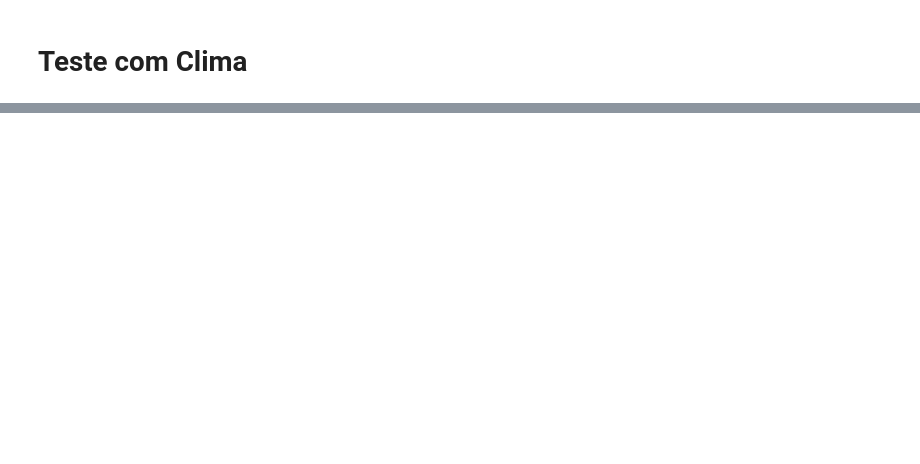
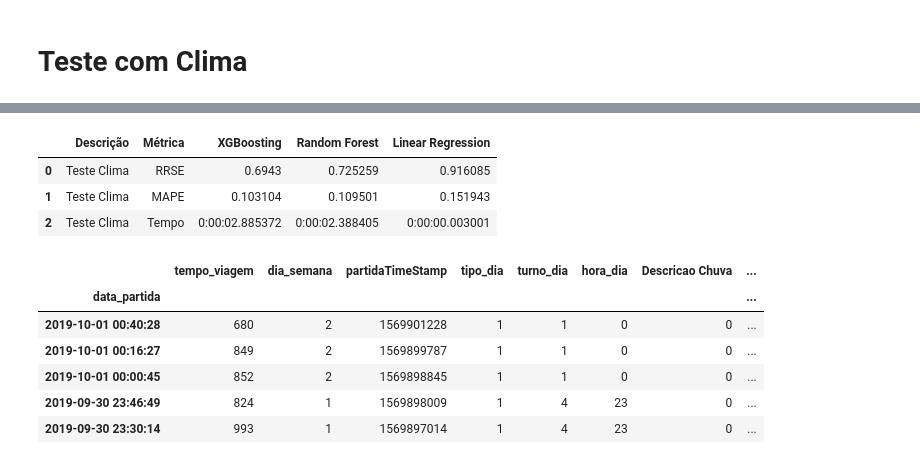
Before and after one commit to LeonardoVillamarin/TCC-Previsor_viagens_onibus, a Jupyter notebook: Fase 3/primeira_execucao.ipynb, the cells around one changed output, grey strips where cells are left out. Cells and saved outputs as stored; diff of their text form; code cells hidden in the pictures; blank space fills up the shorter version.

```diff
--- a/Fase 3/primeira_execucao.ipynb
+++ b/Fase 3/primeira_execucao.ipynb
@@ -214,0 +257,6 @@ df_clima
+# %%
+#Separamos treino e teste
+shape = int(df_clima.shape[0] * 0.3)
+df_teste = df_clima[:shape]
+df_treino = df_clima[shape:]
+print(f'Treino: {df_treino.shape}      Teste:{df_teste.shape}')
@@ -214,0 +265,6 @@ df_clima
+# %%
+# Separamos a classe dos atributos
+x_teste = df_teste[['dia_semana','partidaTimeStamp','tipo_dia','hora_dia','Descricao Chuva','Calor']]
+y_teste = df_teste[['tempo_viagem']]
+x_treino = df_treino[['dia_semana','partidaTimeStamp','tipo_dia','hora_dia','Descricao Chuva','Calor']]
+y_treino = df_treino[['tempo_viagem']]
@@ -214,0 +361,24 @@ df_clima
+# %%
+metrics = []
+metrics.append(['Teste Clima','RRSE', RRSE_xgb, RRSE_rf, RRSE_lr])
+metrics.append(['Teste Clima','MAPE', MAPE_xgb, MAPE_rf, MAPE_lr])
+metrics.append(['Teste Clima','Tempo', tempo_xgb, tempo_rf, tempo_lr])
+metrics = pd.DataFrame(metrics, columns=['Descrição','Métrica', 'XGBoosting','Random Forest','Linear Regression'])
+metrics.to_csv('metrica_teste_clime.csv',index=False)
+metrics
+# %% [output]
+|  | Descrição | Métrica | XGBoosting | Random Forest | Linear Regression |
+| 0 | Teste Clima | RRSE | 0.6943 | 0.725259 | 0.916085 |
+| 1 | Teste Clima | MAPE | 0.103104 | 0.109501 | 0.151943 |
+| 2 | Teste Clima | Tempo | 0:00:02.885372 | 0:00:02.388405 | 0:00:00.003001 |
+# %%
+df_teste.to_csv('previsão_teste_clima.csv',index=False)
+df_teste.head()
+# %% [output]
+|  | tempo_viagem | dia_semana | partidaTimeStamp | tipo_dia | turno_dia | hora_dia | Descricao Chuva | ... |
+| data_partida |  |  |  |  |  |  |  | ... |
+| 2019-10-01 00:40:28 | 680 | 2 | 1569901228 | 1 | 1 | 0 | 0 | ... |
+| 2019-10-01 00:16:27 | 849 | 2 | 1569899787 | 1 | 1 | 0 | 0 | ... |
+| 2019-10-01 00:00:45 | 852 | 2 | 1569898845 | 1 | 1 | 0 | 0 | ... |
+| 2019-09-30 23:46:49 | 824 | 1 | 1569898009 | 1 | 4 | 23 | 0 | ... |
+| 2019-09-30 23:30:14 | 993 | 1 | 1569897014 | 1 | 4 | 23 | 0 | ... |
```
Also changed, not shown: parts of 27 cells of this notebook, 8 other files.
